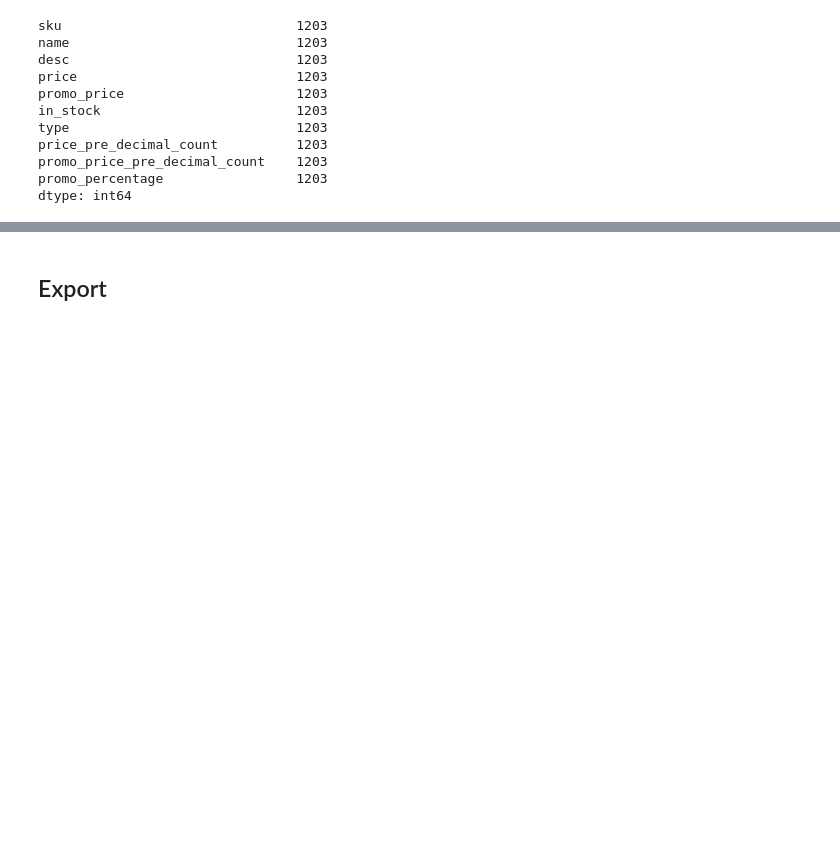
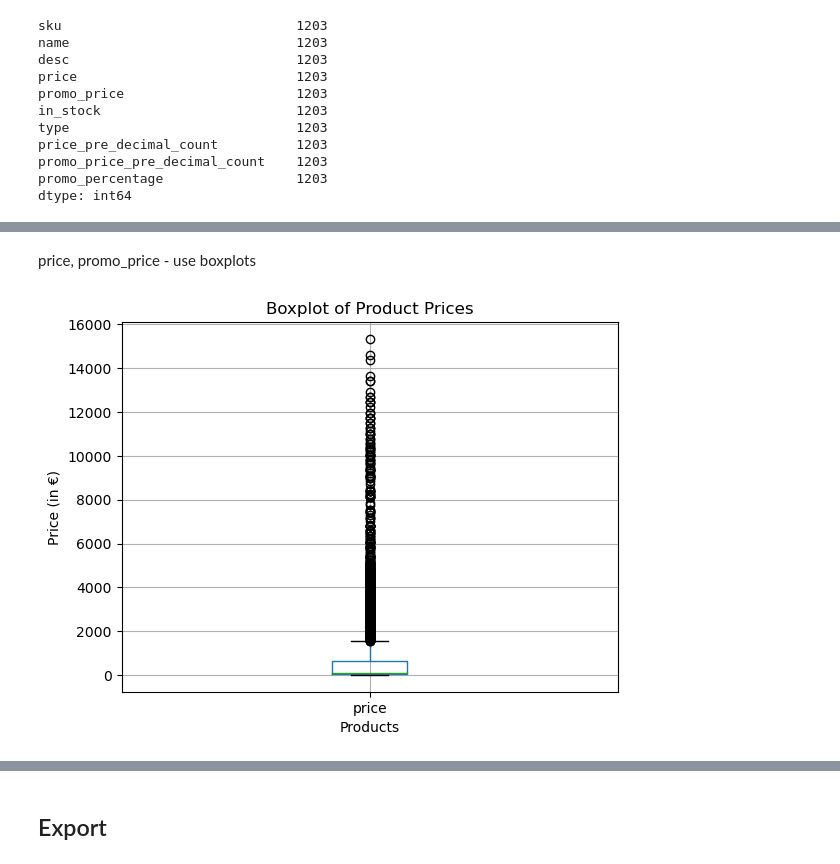
Before and after one commit to MerleSt/Eniac, a Jupyter notebook: Products.ipynb, the cells around one changed output, grey strips where cells are left out. Drawn from its saved outputs; the diff is of its cells as text; code cells hidden in the pictures; blank space fills up the shorter version.

```diff
--- a/Products.ipynb
+++ b/Products.ipynb
@@ -136,6 +136,8 @@ type           object
 dtype: object
 # %%
 products['in_stock'] = products['in_stock'].astype(bool)
+# %%
+products['type'] = products['type'].astype('category')
 # %% [markdown]
 ### Price
 # %%
@@ -372,0 +391,2 @@ dtype: int64
+# %% [markdown]
+price, promo_price - use boxplots
@@ -372,0 +395,11 @@ dtype: int64
+# %%
+products.boxplot(column='price')
+# Set title and labels for clarity
+plt.title('Boxplot of Product Prices')
+plt.ylabel('Price (in €)')
+plt.xlabel('Products')
+
+# Show the plot
+plt.show()
+# %% [output]
+[figure, added]
```
Also changed, not shown: parts of 12 cells of this notebook, 2 other files.
